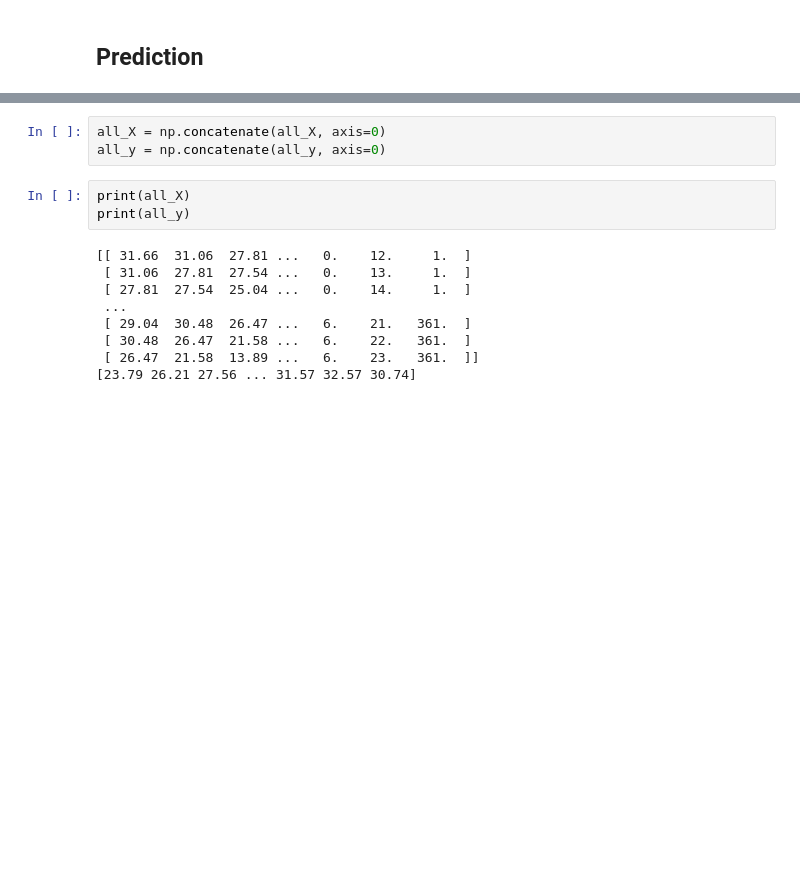
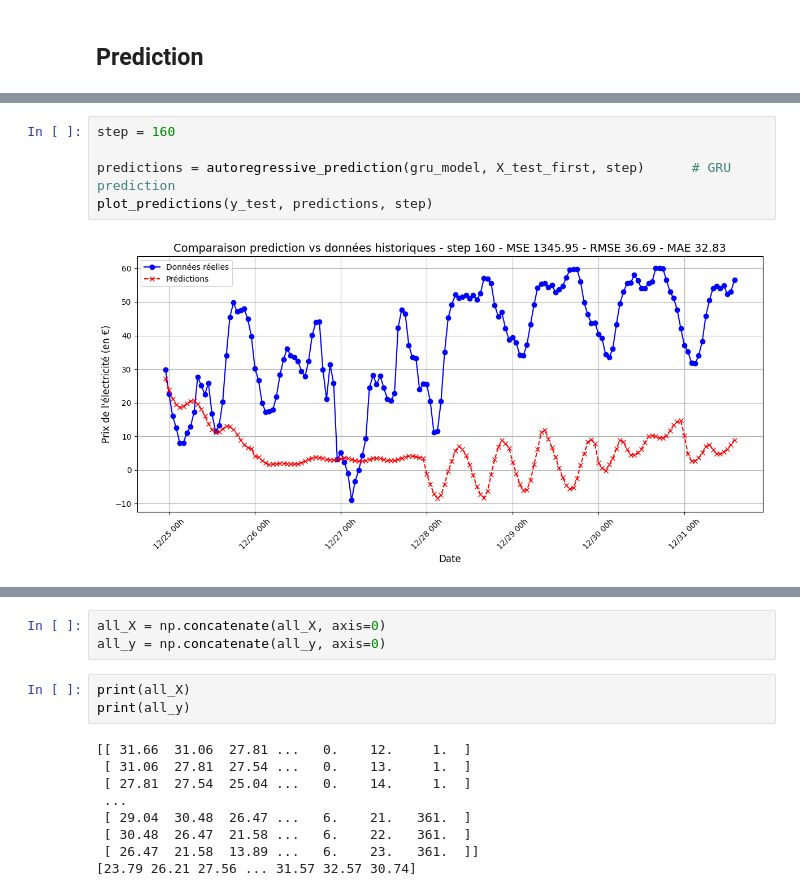
Before and after one commit to RobinMeneust/air_liquide_ai_challenge, a Jupyter notebook: notebooks/Conv1D.ipynb, the cells around one changed output, grey strips where cells are left out. Drawn from its saved outputs; the diff is of its cells as text; blank space fills up the shorter version.

```diff
--- a/notebooks/Conv1D.ipynb
+++ b/notebooks/Conv1D.ipynb
@@ -384,0 +373,7 @@ MAE : 4.3523
+# %%
+step = 160
+
+predictions = autoregressive_prediction(gru_model, X_test_first, step)      # GRU prediction
+plot_predictions(y_test, predictions, step)
+# %% [output]
+[figure, added]
```
Also changed, not shown: parts of 56 cells of this notebook.
